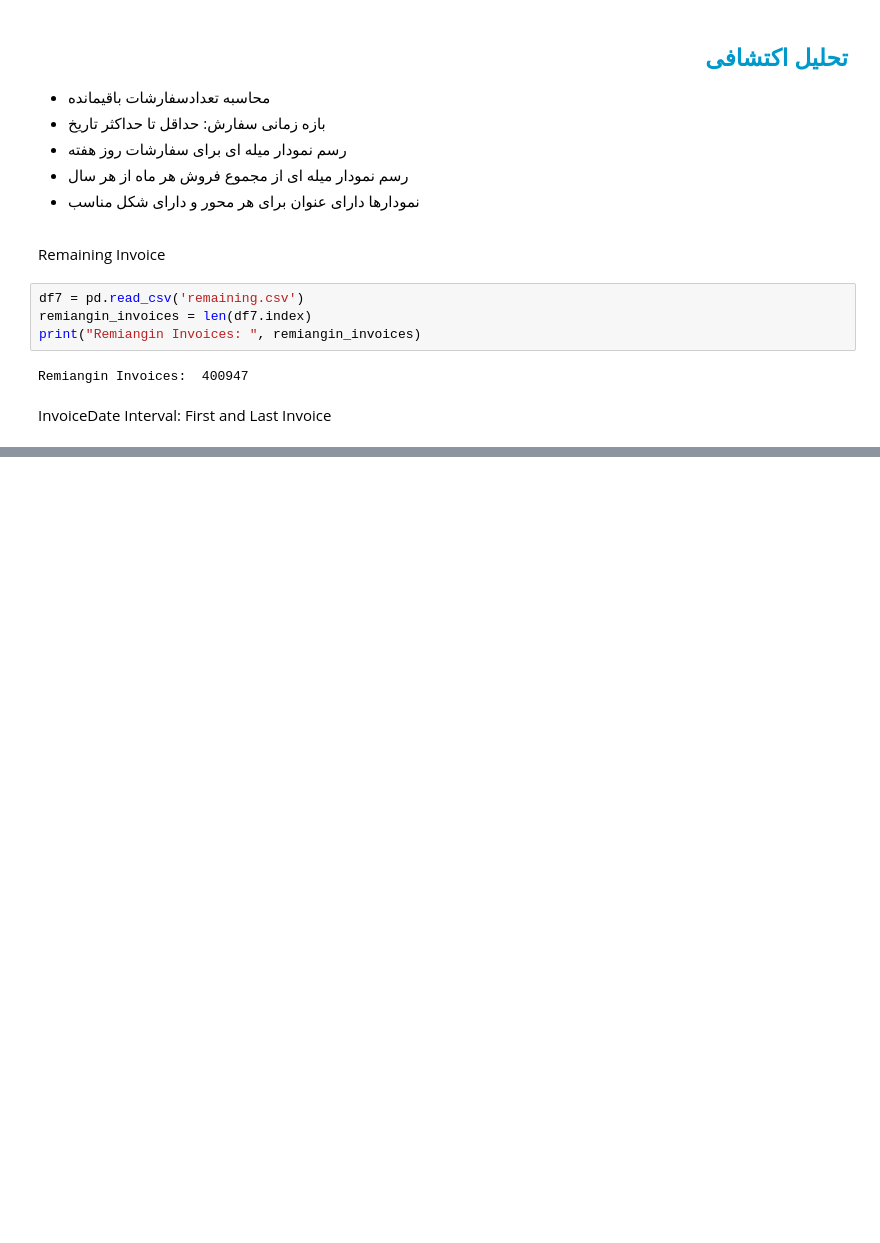
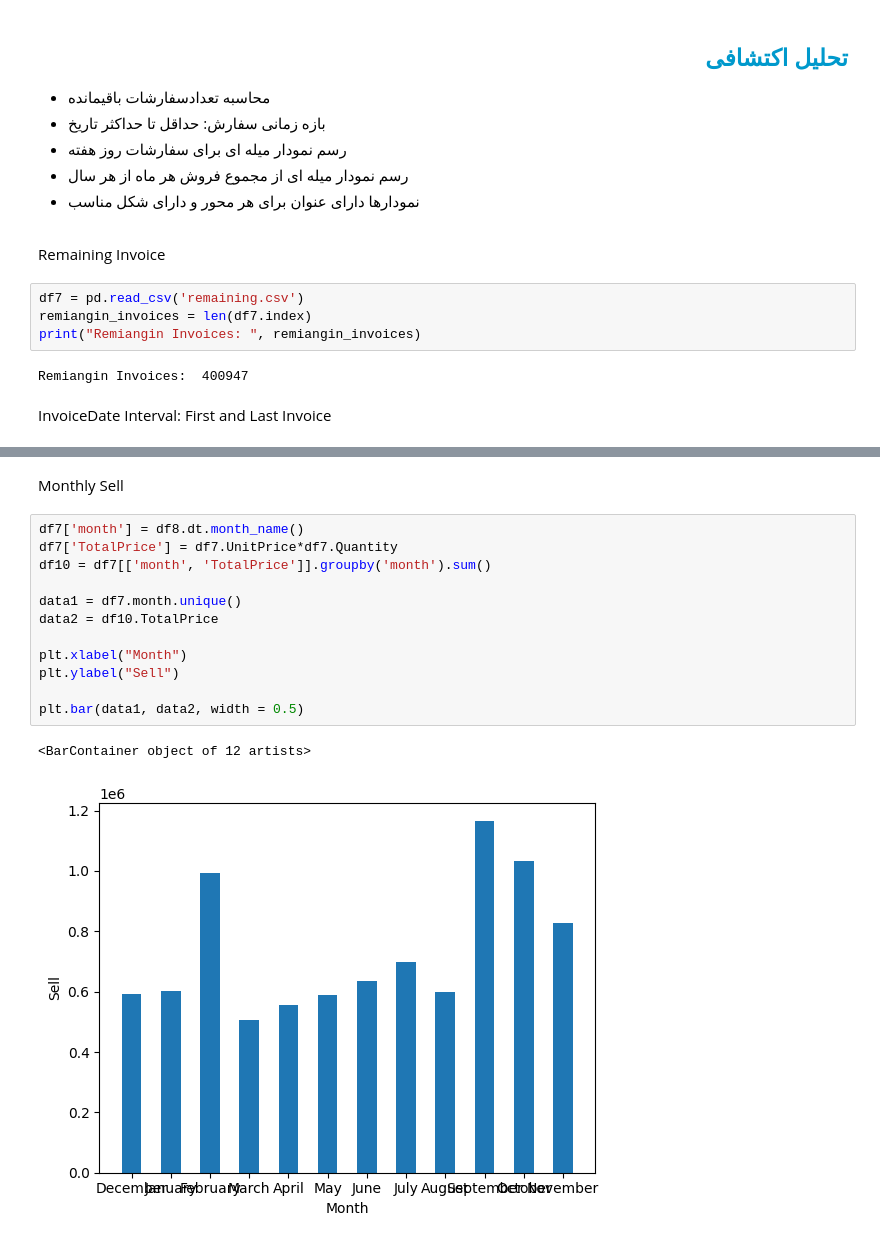
Before and after one commit to Max-shiri-90/Online-Retail-EDA, a Jupyter notebook: DA04_final_Masoud_Shiri.ipynb, the cells around one changed output, grey strips where cells are left out. Saved outputs shown, nothing was run; the diff lists cells and outputs as text; blank space fills up the shorter version.

```diff
--- a/DA04_final_Masoud_Shiri.ipynb
+++ b/DA04_final_Masoud_Shiri.ipynb
@@ -142,0 +166,17 @@ Invoice BarPlot based on Quaintity per Month per Year
+# %% [markdown]
+Monthly Sell
+# %%
+df7['month'] = df8.dt.month_name()
+df7['TotalPrice'] = df7.UnitPrice*df7.Quantity
+df10 = df7[['month', 'TotalPrice']].groupby('month').sum()
+
+data1 = df7.month.unique()
+data2 = df10.TotalPrice
+
+plt.xlabel("Month")
+plt.ylabel("Sell")
+
+plt.bar(data1, data2, width = 0.5)
+# %% [output]
+<BarContainer object of 12 artists>
+[figure, added]
```
Also changed, not shown: parts of 8 cells of this notebook, 1 other file.
